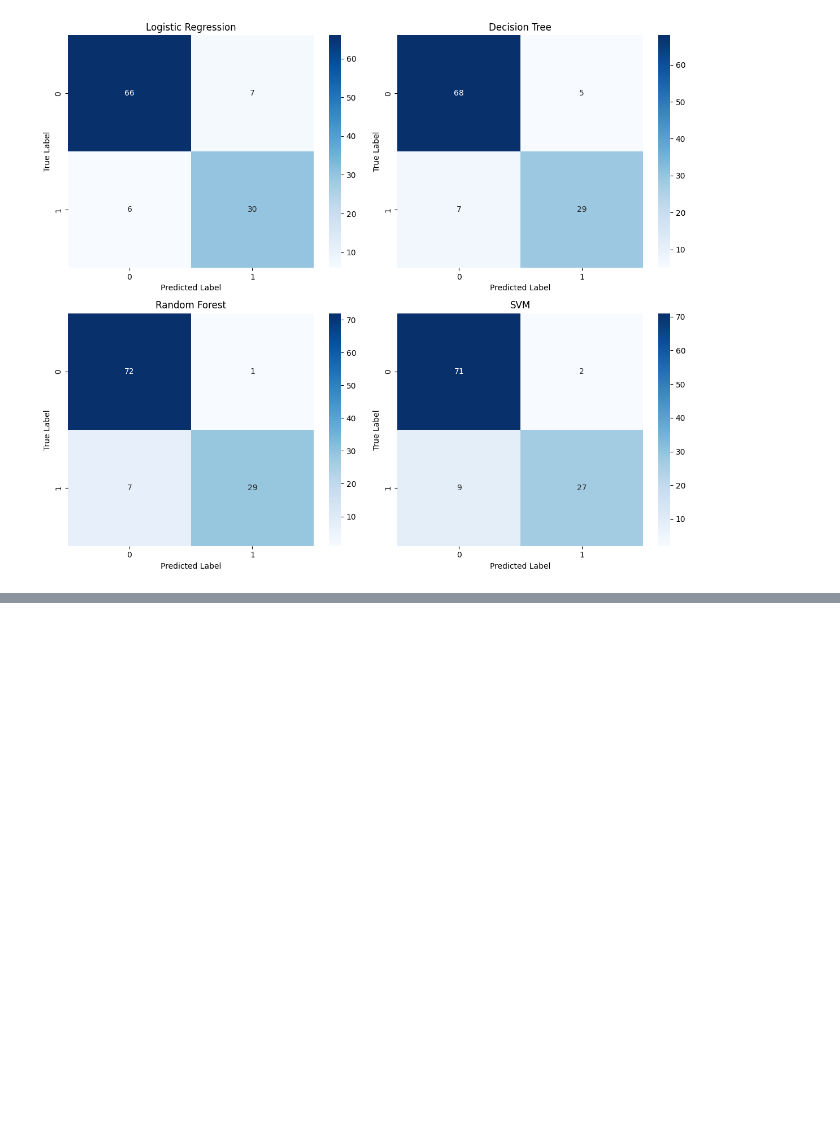
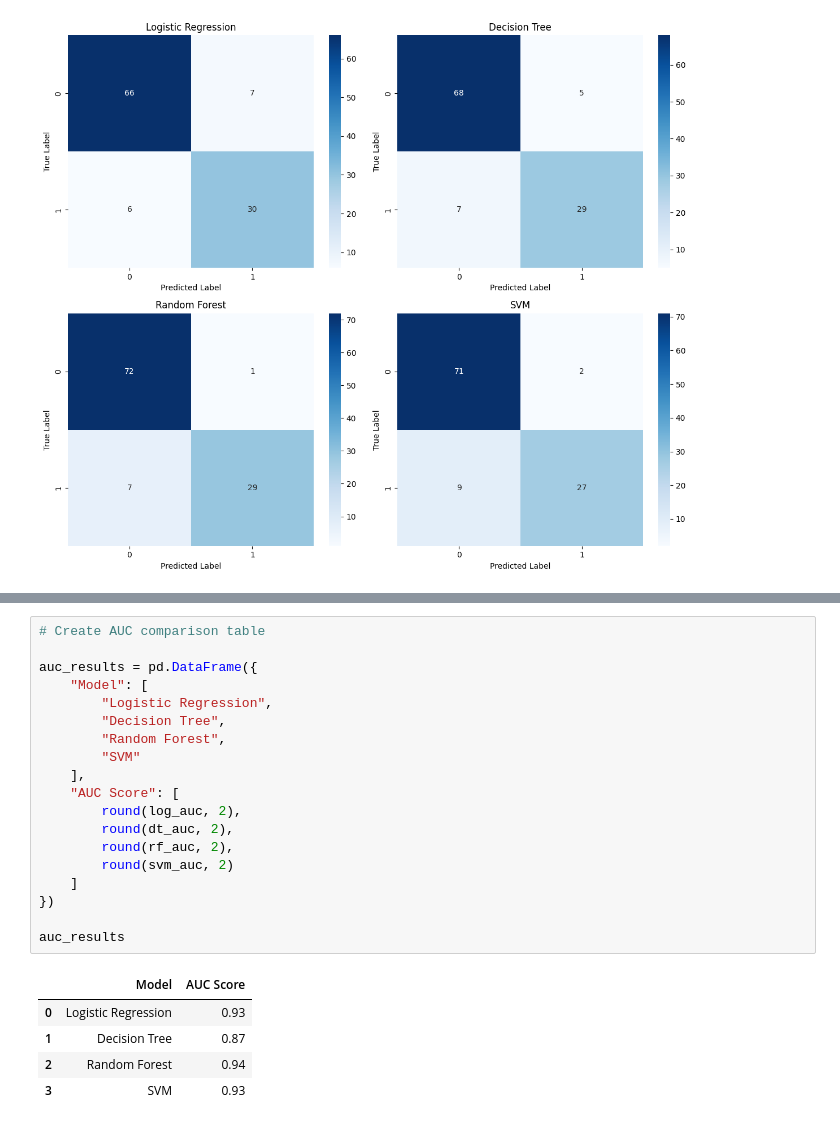
Before and after one commit to Benita2004/Pcos-Xai-Dissertation, a Jupyter notebook: notebooks/04_model_evaluation.ipynb, the cells around one changed output, grey strips where cells are left out. Cells and saved outputs as stored; diff of their text form; blank space fills up the shorter version.

```diff
--- a/notebooks/04_model_evaluation.ipynb
+++ b/notebooks/04_model_evaluation.ipynb
@@ -199,0 +246,25 @@ plt.show()
+# %%
+# Create AUC comparison table
+
+auc_results = pd.DataFrame({
+    "Model": [
+        "Logistic Regression",
+        "Decision Tree",
+        "Random Forest",
+        "SVM"
+    ],
+    "AUC Score": [
+        round(log_auc, 2),
+        round(dt_auc, 2),
+        round(rf_auc, 2),
+        round(svm_auc, 2)
+    ]
+})
+
+auc_results
+# %% [output]
+|  | Model | AUC Score |
+| 0 | Logistic Regression | 0.93 |
+| 1 | Decision Tree | 0.87 |
+| 2 | Random Forest | 0.94 |
+| 3 | SVM | 0.93 |
```
Also changed, not shown: parts of 2 cells of this notebook.
